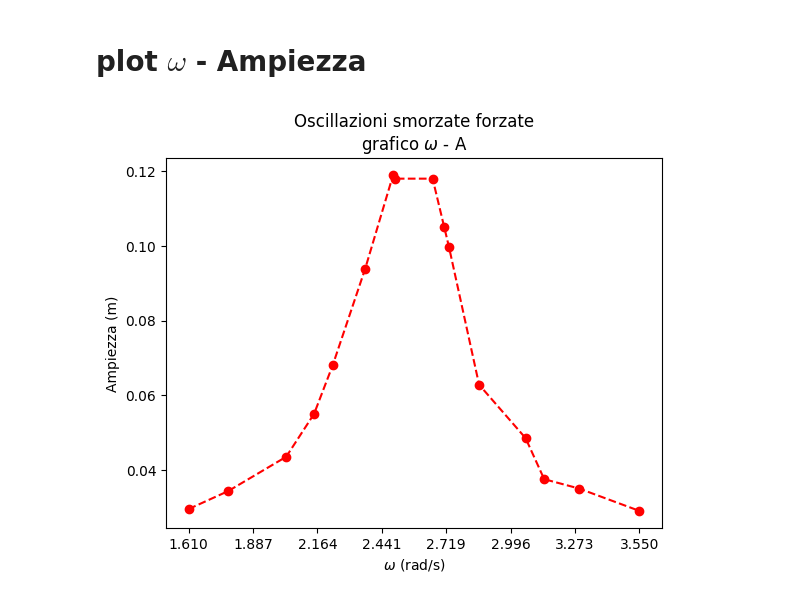
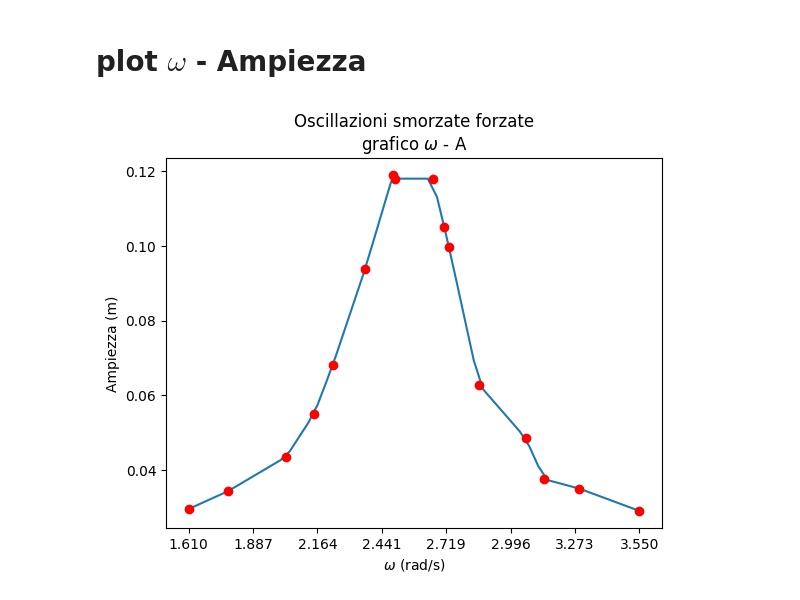
Before and after one commit to CarminatiGiovanni/LaboratorioFisica1, a Jupyter notebook: OSCILLAZIONI FORZATE SMORZATE/PYTHON/oscillazioni_forzate.ipynb, the cells around one changed output. Cells and saved outputs as stored; diff of their text form; code cells hidden in the pictures.

Commit message:
interpolated

```diff
--- a/OSCILLAZIONI FORZATE SMORZATE/PYTHON/oscillazioni_forzate.ipynb
+++ b/OSCILLAZIONI FORZATE SMORZATE/PYTHON/oscillazioni_forzate.ipynb
@@ -17,11 +17,18 @@ A = np.array(fr['A']) * 0.01 # m
 # %% [markdown]
 # plot $\omega$ - Ampiezza
 # %%
-plt.plot(omega,A,'o--',color='red')
+#interpolazione con pandas
+
+f = interp1d(omega,A)
+x = np.linspace(min(omega),max(omega))
+y = f(x)
+
+plt.plot(x,y)
+plt.plot(omega,A,'o',color='red')
 plt.title('Oscillazioni smorzate forzate\ngrafico $\omega$ - A')
 plt.ylabel("Ampiezza (m)")
 plt.xlabel("$\omega$ (rad/s)")
 plt.xticks(np.linspace(min(omega),max(omega),8))
 plt.show()
 # %% [output]
-[figure, old version]
+[figure, new version]
```
Also changed, not shown: parts of 1 cell of this notebook.
